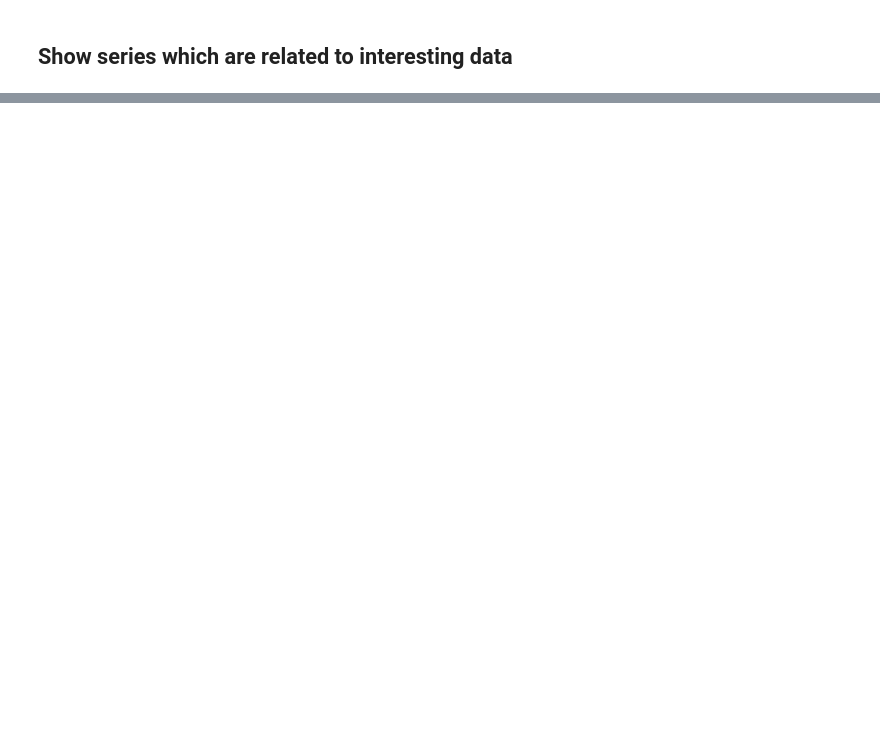
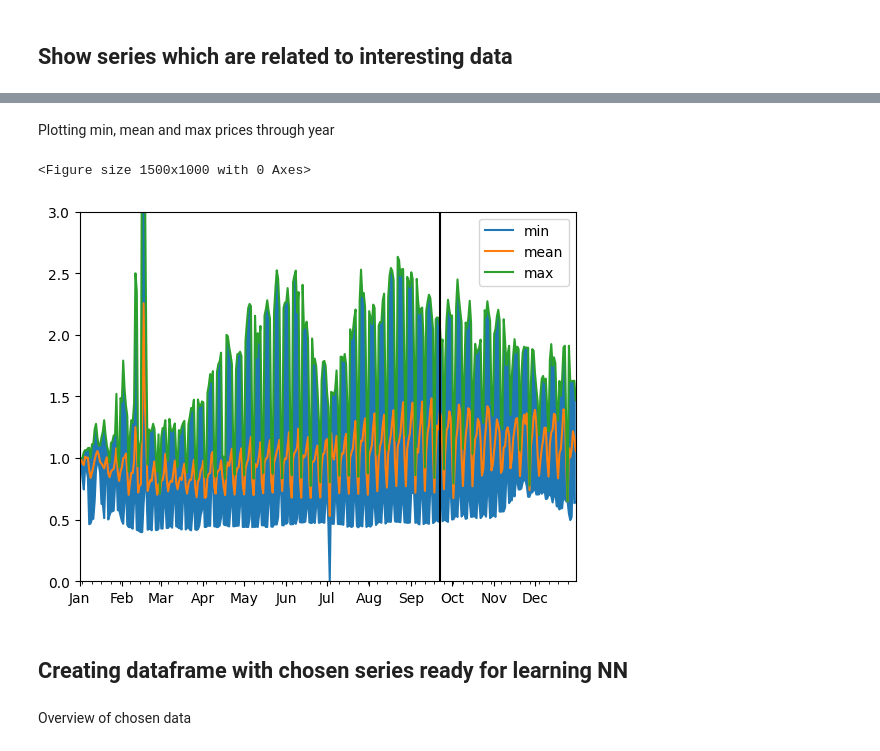
Before and after one commit to GustawOhler/NaturalGasPredictor, a Jupyter notebook: DataExplorationAndNN.ipynb, the cells around one changed output, grey strips where cells are left out. Saved outputs shown, nothing was run; the diff lists cells and outputs as text; code cells hidden in the pictures; blank space fills up the shorter version.

```diff
--- a/DataExplorationAndNN.ipynb
+++ b/DataExplorationAndNN.ipynb
@@ -263,0 +191,17 @@ model.load_weights('best_model.h5')
+# %% [markdown]
+Plotting min, mean and max prices through year
+# %%
+plt.figure(figsize=(15, 10))
+all_years_df.plot(y=["min", "mean", "max"], kind="line")
+plt.fill_between(all_years_df.index, all_years_df["min"], all_years_df["max"])
+plt.ylim(0, 3)
+plt.axvline(datetime.datetime(2000, now_datetime.month, now_datetime.day), color='black')
+plt.legend()
+plt.gca().xaxis.set_major_locator(mdates.MonthLocator())
+plt.gca().xaxis.set_major_formatter(mdates.DateFormatter('%b'))
+plt.show()
+# %% [output]
+<Figure size 1500x1000 with 0 Axes>
+[figure, added]
+# %% [markdown]
+## Creating dataframe with chosen series ready for learning NN
@@ -263,0 +225,2 @@ model.load_weights('best_model.h5')
+# %% [markdown]
+Overview of chosen data
```
Also changed, not shown: parts of 85 cells of this notebook, 2 other files.
